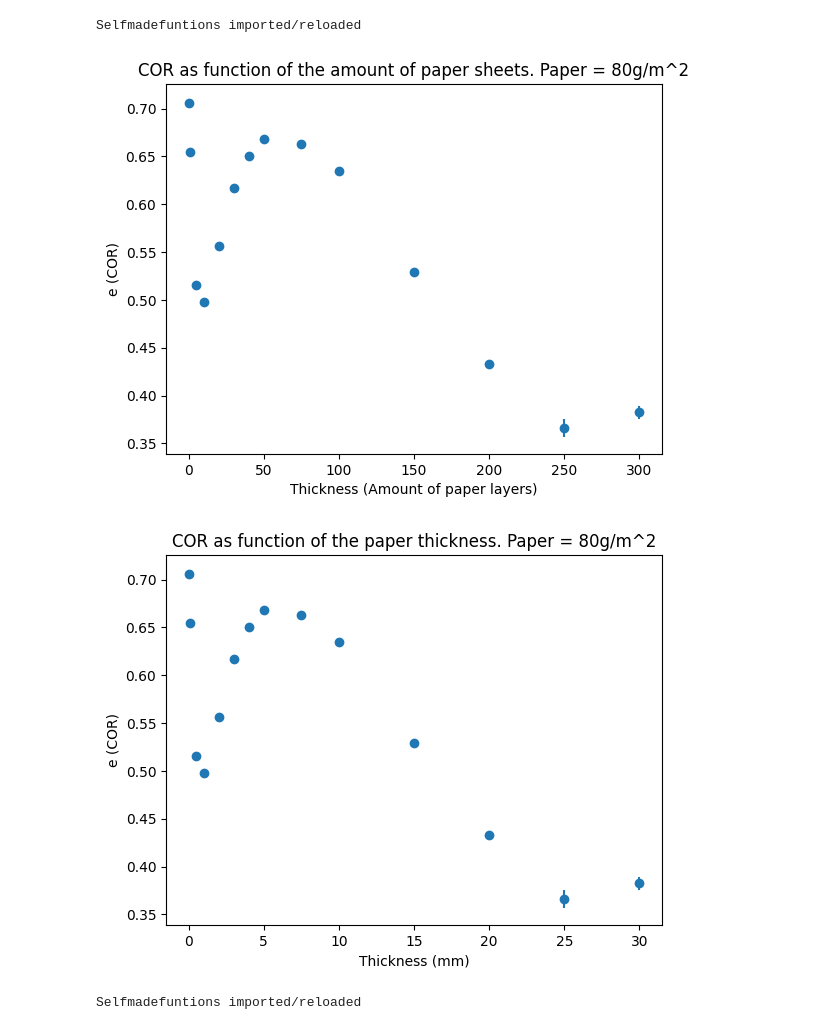
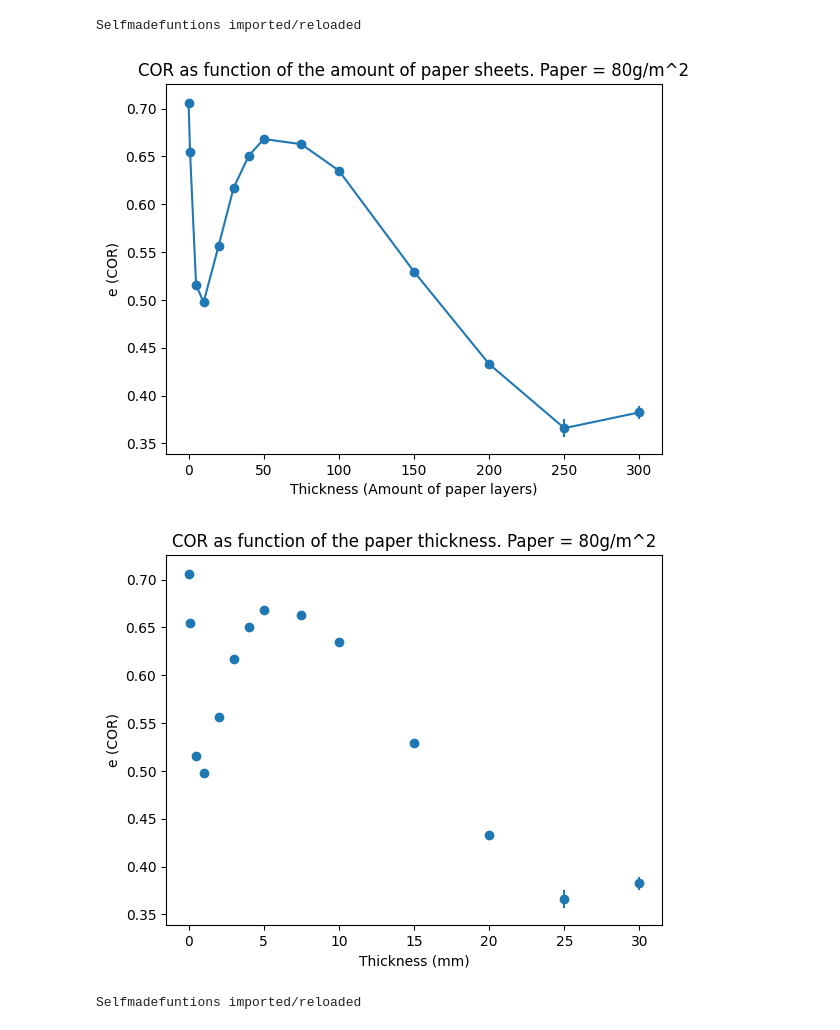
Before and after one commit to joshuadijksman/paperstack, a Jupyter notebook: Manou_version/code/Manou_Experiments.ipynb, the cells around one changed output. Drawn from its saved outputs; the diff is of its cells as text; code cells hidden in the pictures.

```diff
--- a/Manou_version/code/Manou_Experiments.ipynb
+++ b/Manou_version/code/Manou_Experiments.ipynb
@@ -516,21 +516,21 @@ for t in Thickness_80d_newpaper_unique:
 # %% [output]
 Selfmadefuntions imported/reloaded
 # %%
-plt.errorbar(Thickness_80d_newpaper_unique, avg_COR_80d_newpaper, yerr = COR_err_80d_newpaper, label = 'Old ball', fmt = 'o', zorder = 2)
+plt.errorbar(Thickness_80d_newpaper_unique, avg_COR_80d_newpaper, yerr = COR_err_80d_newpaper, label = 'Old ball', fmt = '-o', zorder = 2)
 plt.ylabel("e (COR)")
 plt.xlabel("Thickness (Amount of paper layers)")
 plt.title("COR as function of the amount of paper sheets. Paper = 80g/m^2")
 plt.show()
 
 
 
 plt.errorbar(Thickness_80d_newpaper_mm, avg_COR_80d_newpaper, yerr = COR_err_80d_newpaper, fmt = 'o', zorder = 2)
 plt.ylabel("e (COR)")
 plt.xlabel("Thickness (mm)")
 plt.title("COR as function of the paper thickness. Paper = 80g/m^2")
 plt.show()
 # %% [output]
-[figure, old version]
+[figure, new version]
 [figure]
 # %%
 importlib.reload(selfmadefunctions)
```
Also changed, not shown: parts of 2 cells of this notebook, 46 other files.
